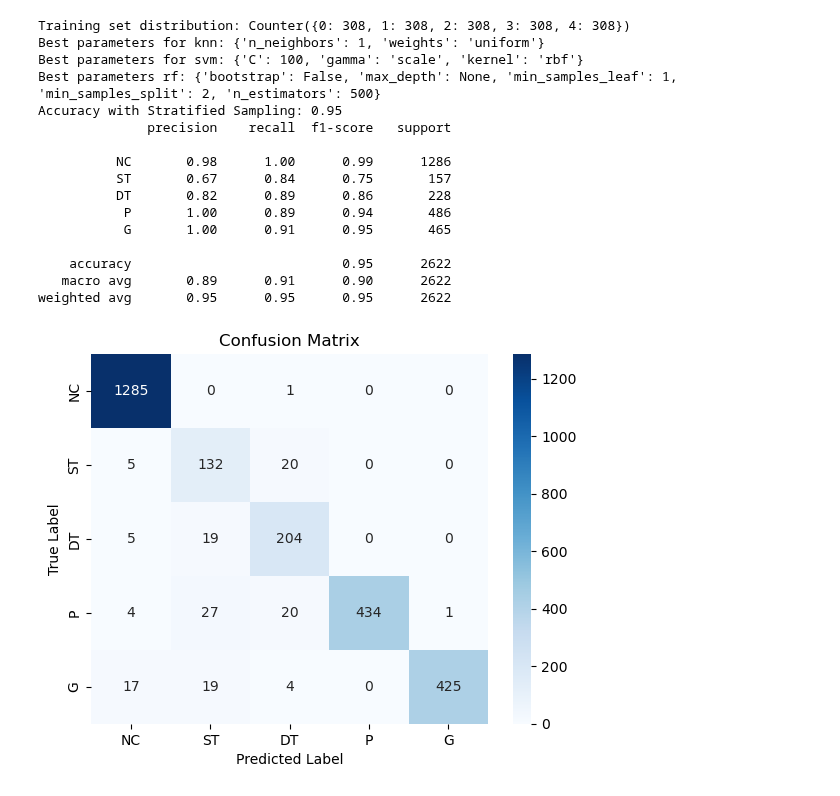
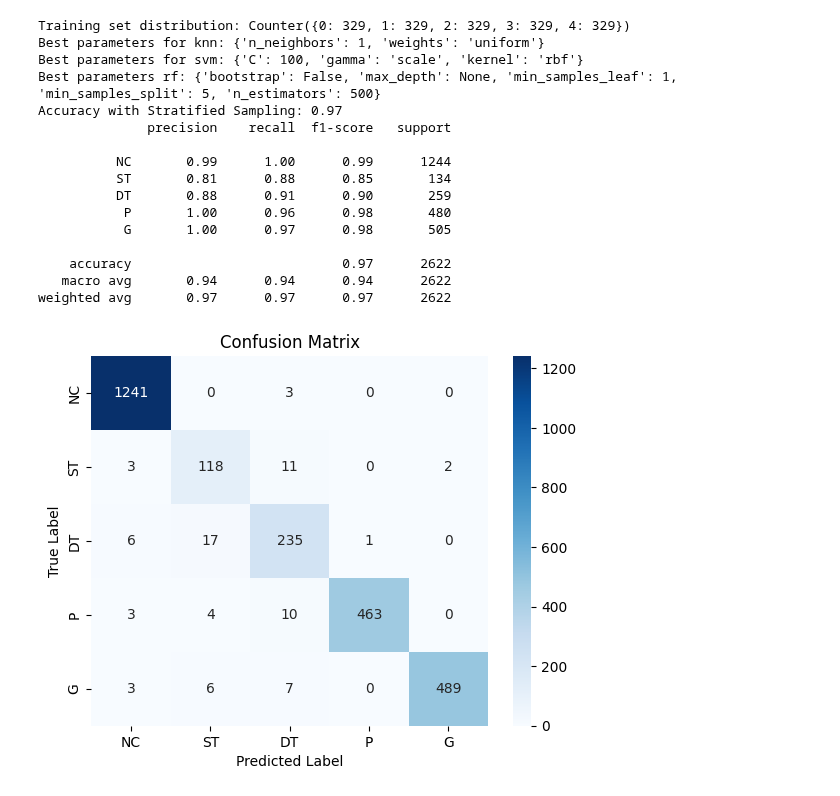
Before and after one commit to MindLabZHAW/tactileGestureDetection, a Jupyter notebook: AIModels/KNN_SVM_RM_test.ipynb, the cells around one changed output. Drawn from its saved outputs; the diff is of its cells as text; code cells hidden in the pictures.

```diff
--- a/AIModels/KNN_SVM_RM_test.ipynb
+++ b/AIModels/KNN_SVM_RM_test.ipynb
@@ -15,7 +15,7 @@ import seaborn as sns
 import matplotlib.pyplot as plt
 from collections import Counter
 from imblearn.under_sampling import RandomUnderSampler
-import pywt
+# import pywt
 
 
 # Load data
@@ -32,11 +32,11 @@ joint_columns = {
     5: ['e5', 'de5', 'tau_J5', 'tau_ext5'],
     6: ['e6', 'de6', 'tau_J6', 'tau_ext6'],
 }
-# function to apply DWT and return feature vector
+""" # function to apply DWT and return feature vector
 def apply_dwt(data,wavelet = 'db1'):
     coeffs = pywt.wavedec(data,wavelet,level=4)
     features = np.concatenate([np.ravel(c) for c in coeffs])
-    return features
+    return features """
 
 
 # Initialize feature and label lists
@@ -59,8 +59,8 @@ for window_id, group in grouped:
         # print(f"joint is {joint}")
         # print(f"cols is {cols}")
         joint_data = group.loc[:, cols].values.flatten()
-        joint_features = apply_dwt(joint_data)
-        window_features.extend(joint_features)
+        # joint_features = apply_dwt(joint_data)
+        window_features.extend(joint_data)
 
     X_list.append(window_features)
     # print(f"X_list is {X_list}")
@@ -99,7 +99,7 @@ param_grid_knn = {
 }
 
 # # Initialize GridSearchCV
-knn_search_knn = GridSearchCV(knn, param_grid_knn, cv=5, scoring='accuracy')
+grid_search_knn = GridSearchCV(knn, param_grid_knn, cv=5, scoring='accuracy')
 
 
 
@@ -138,52 +138,52 @@ param_grid_rf = {
 
 grid_search_rf = GridSearchCV(estimator=rf, param_grid=param_grid_rf, cv=5, scoring='accuracy', n_jobs=-1)
 
-# 使用训练集进行拟合
+
 grid_search_rf.fit(X_resampled, y_resampled)
 
-# 输出最佳参数
+
 print(f"Best parameters rf: {grid_search_rf.best_params_}")
 
-# 使用最佳参数进行预测
+
 best_rf = grid_search_rf.best_estimator_
 
 
 
 
 
 rf_svm_grid_search = VotingClassifier(estimators=[('svm',best_svm),('rf',best_rf),('knn',best_knn)],voting = 'hard')
 
 rf_svm_grid_search.fit(X_resampled,y_resampled)
 
 # Predict and evaluate
 y_pred = rf_svm_grid_search.predict(X_test)
 accuracy = accuracy_score(y_test, y_pred)
 print(f'Accuracy with Stratified Sampling: {accuracy:.2f}')
 print(classification_report(y_test, y_pred, target_names=label_classes))
 
 # Confusion Matrix
 conf_matrix = confusion_matrix(y_test, y_pred)
 plt.figure()
 sns.heatmap(conf_matrix, annot=True, fmt='d', cmap='Blues', xticklabels=label_classes, yticklabels=label_classes)
 plt.xlabel('Predicted Label')
 plt.ylabel('True Label')
 plt.title('Confusion Matrix')
 plt.show()
 # %% [output]
-Training set distribution: Counter({0: 308, 1: 308, 2: 308, 3: 308, 4: 308})
+Training set distribution: Counter({0: 329, 1: 329, 2: 329, 3: 329, 4: 329})
 Best parameters for knn: {'n_neighbors': 1, 'weights': 'uniform'}
 Best parameters for svm: {'C': 100, 'gamma': 'scale', 'kernel': 'rbf'}
-Best parameters rf: {'bootstrap': False, 'max_depth': None, 'min_samples_leaf': 1, 'min_samples_split': 2, 'n_estimators': 500}
-Accuracy with Stratified Sampling: 0.95
+Best parameters rf: {'bootstrap': False, 'max_depth': None, 'min_samples_leaf': 1, 'min_samples_split': 5, 'n_estimators': 500}
+Accuracy with Stratified Sampling: 0.97
               precision    recall  f1-score   support
 
-          NC       0.98      1.00      0.99      1286
-          ST       0.67      0.84      0.75       157
-          DT       0.82      0.89      0.86       228
-           P       1.00      0.89      0.94       486
-           G       1.00      0.91      0.95       465
+          NC       0.99      1.00      0.99      1244
+          ST       0.81      0.88      0.85       134
+          DT       0.88      0.91      0.90       259
+           P       1.00      0.96      0.98       480
+           G       1.00      0.97      0.98       505
 
-    accuracy                           0.95      2622
-   macro avg       0.89      0.91      0.90      2622
-weighted avg       0.95      0.95      0.95      2622
+    accuracy                           0.97      2622
+   macro avg       0.94      0.94      0.94      2622
+weighted avg       0.97      0.97      0.97      2622
-[figure, old version]
+[figure, new version]
```
Also changed, not shown: 1 other file.
